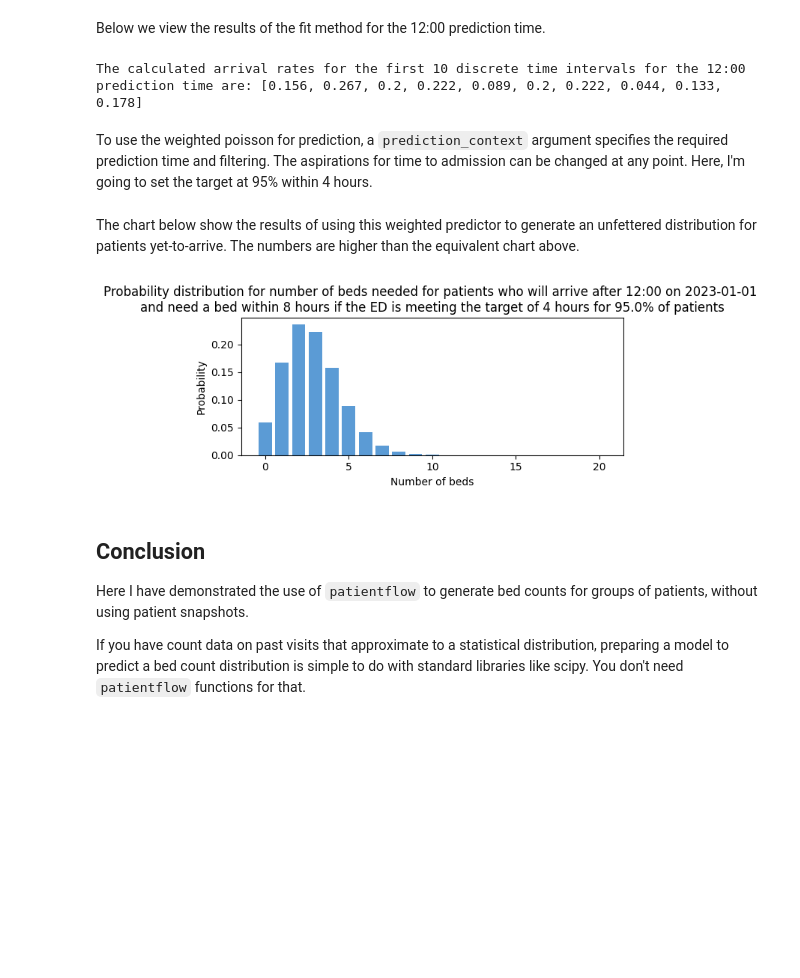
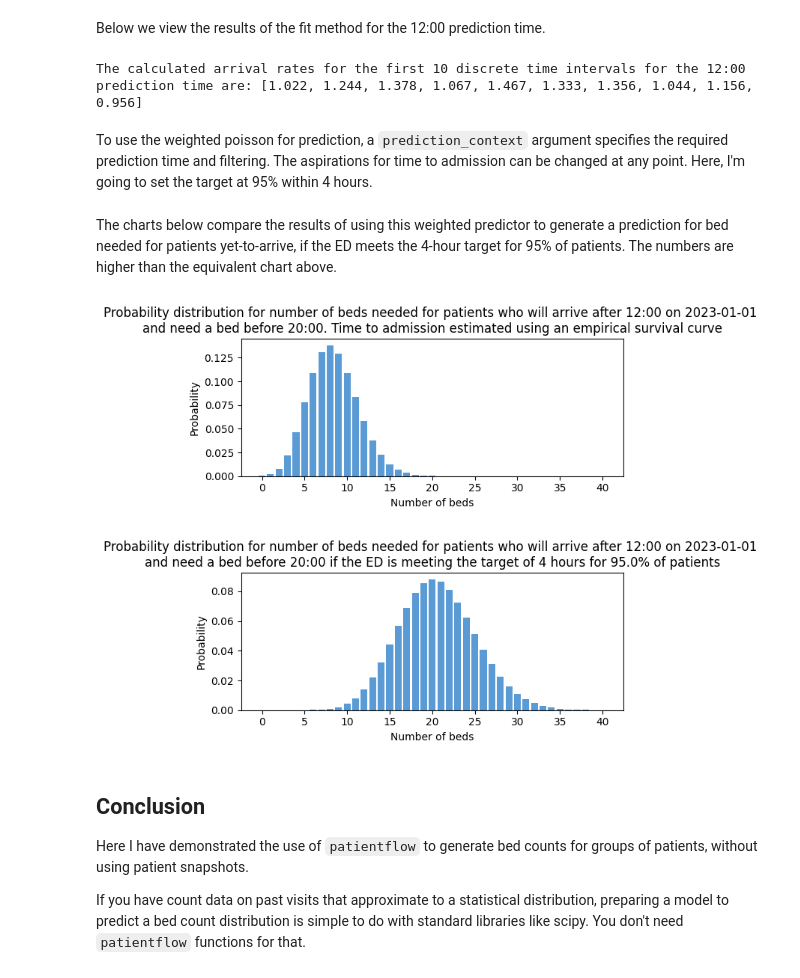
Before and after one commit to UCL-CORU/patientflow, a Jupyter notebook: notebooks/3c_Predict_bed_counts_without_using_patient_snapshots.ipynb, the cells around one changed output. Cells and saved outputs as stored; diff of their text form; code cells hidden in the pictures; blank space fills up the shorter version.

```diff
--- a/notebooks/3c_Predict_bed_counts_without_using_patient_snapshots.ipynb
+++ b/notebooks/3c_Predict_bed_counts_without_using_patient_snapshots.ipynb
@@ -26,6 +23,6 @@ I will generate some fake data on patients in an Emergency Department (ED) using
 # %%
 from patientflow.generate import create_fake_finished_visits
-visits_df, _, _ = create_fake_finished_visits('2023-01-01', '2023-04-01', 25)
+visits_df, _, _ = create_fake_finished_visits('2023-01-01', '2023-04-01', mean_patients_per_day=50, admitted_only=True)
 visits_df.head()
 # %% [output]
 |  | patient_id | visit_number | arrival_datetime | departure_datetime | is_admitted | age |
@@ -41,7 +38,7 @@ Note - if you follow my approach using your own data, make sure you start with a
 # %%
 import pandas as pd
 
-inpatient_arrivals = visits_df[visits_df.is_admitted == 1].rename(columns = {'departure_datetime': 'admitted_to_ward_datetime'}).drop(columns = 'is_admitted')
+inpatient_arrivals = visits_df.rename(columns = {'departure_datetime': 'admitted_to_ward_datetime'}).drop(columns = 'is_admitted')
 inpatient_arrivals['arrival_datetime'] = pd.to_datetime(inpatient_arrivals['arrival_datetime'])
 # %% [markdown]
 I will generate an array of dates covered by the data I've loaded. I'm calling these `snapshot_dates` for consistency.
@@ -358,12 +357,14 @@ The `predict()` method will:
 # %%
 from patientflow.predictors.weighted_poisson_predictor import WeightedPoissonPredictor
 
+train_visits_copy= train_visits.copy(deep=True)
+
 yta_model =  WeightedPoissonPredictor(verbose=True)
 num_days = (start_validation_set - start_training_set).days
-if 'arrival_datetime' in train_visits.columns:
-    train_visits.set_index('arrival_datetime', inplace=True)
+if 'arrival_datetime' in train_visits_copy.columns:
+    train_visits_copy.set_index('arrival_datetime', inplace=True)
 
-yta_model.fit(train_visits, prediction_window=8*60, yta_time_interval=15, prediction_times=prediction_times, num_days=num_days)
+yta_model.fit(train_visits_copy, prediction_window=8*60, yta_time_interval=15, prediction_times=prediction_times, num_days=num_days)
 # %% [output]
 Calculating time-varying arrival rates for data provided, which spans 45 unique dates
 Weighted Poisson Predictor trained for these times: [(12, 0)]
@@ -380,7 +381,7 @@ print(
     f'The calculated arrival rates for the first 10 discrete time intervals '
     f'for the 12:00 prediction time are: {[round(v, 3) for v in arrival_rates_by_time_interval[0:10]]}')
 # %% [output]
-The calculated arrival rates for the first 10 discrete time intervals for the 12:00 prediction time are: [0.156, 0.267, 0.2, 0.222, 0.089, 0.2, 0.222, 0.044, 0.133, 0.178]
+The calculated arrival rates for the first 10 discrete time intervals for the 12:00 prediction time are: [1.022, 1.244, 1.378, 1.067, 1.467, 1.333, 1.356, 1.044, 1.156, 0.956]
 # %% [markdown]
 To use the weighted poisson for prediction, a `prediction_context` argument specifies the required prediction time and filtering. The aspirations for time to admission can be changed at any point. Here, I'm going to set the target at 95% within 4 hours.
 # %%
@@ -395,19 +396,28 @@ prediction_context = {
 x1, y1, x2, y2 = 4, 0.95, 12, 0.99
 weighted_poisson_prediction = yta_model.predict(prediction_context, x1, y1, x2, y2)
 # %% [markdown]
-The chart below show the results of using this weighted predictor to generate an unfettered distribution for patients yet-to-arrive. The numbers are higher than the equivalent chart above.
+The charts below compare the results of using this weighted predictor to generate a prediction for bed needed for patients yet-to-arrive, if the ED meets the 4-hour target for 95% of patients. The numbers are higher than the equivalent chart above.
 # %%
 title = (
     f'Probability distribution for number of beds needed for patients '
     f'who will arrive after {format_prediction_time((12,0))} on {snapshot_dates[0]} '
-    f'\nand need a bed within 8 hours '
+    f'\nand need a bed before 20:00. Time to admission estimated using an empirical survival curve'
+)
+prob_dist_plot(combined_dist, title,
+    include_titles=True, truncate_at_beds=40)
+
+title = (
+    f'Probability distribution for number of beds needed for patients '
+    f'who will arrive after {format_prediction_time((12,0))} on {snapshot_dates[0]} '
+    f'\nand need a bed before 20:00 '
     f'if the ED is meeting the target of {int(x1)} hours for {y1*100}% of patients'
 )
 prob_dist_plot(weighted_poisson_prediction['unfiltered'], title,
     include_titles=True,
-    truncate_at_beds=20)
+    truncate_at_beds=40)
 # %% [output]
-[figure, old version]
+[figure, new version]
+[figure, added]
 # %% [markdown]
 ## Conclusion
 
```
Also changed, not shown: parts of 16 cells of this notebook, 2 other files.
